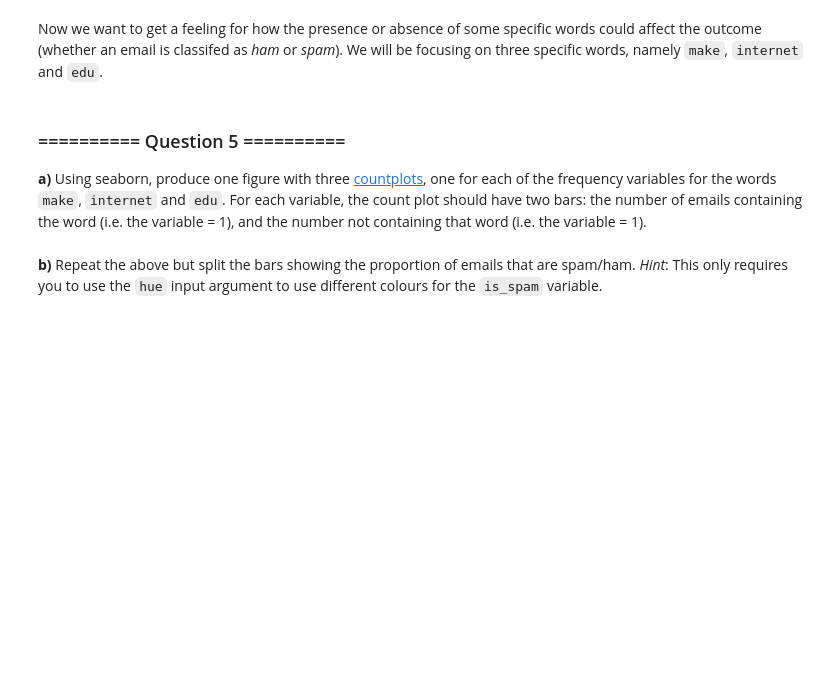
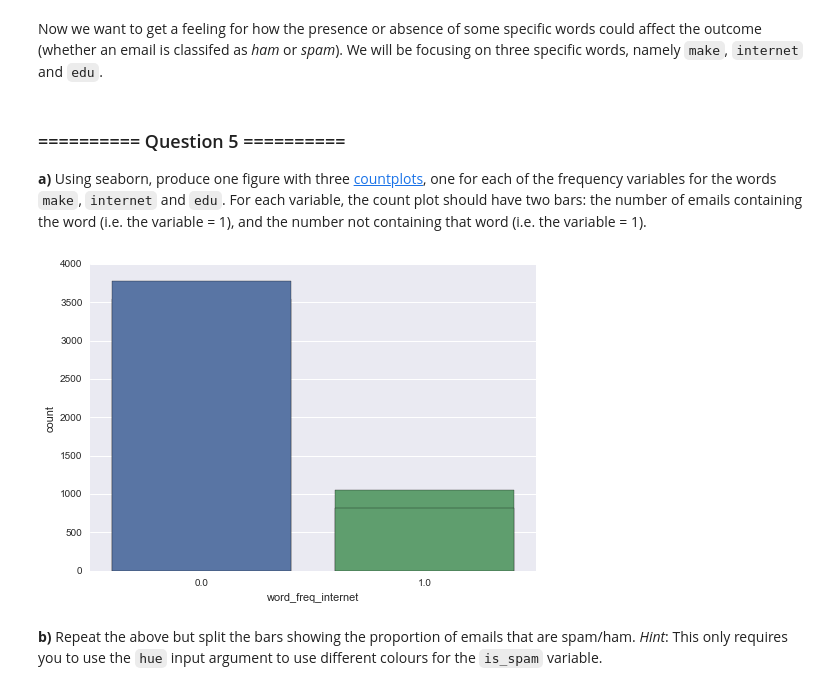
Before and after one commit to richardharmadi/iaml, a Jupyter notebook: 02_Lab_2_Data_analysis_visualisation.ipynb, the cells around one changed output. Cells and saved outputs as stored; diff of their text form; code cells hidden in the pictures; blank space fills up the shorter version.

````diff
--- a/02_Lab_2_Data_analysis_visualisation.ipynb
+++ b/02_Lab_2_Data_analysis_visualisation.ipynb
@@ -106,10 +150,12 @@ outputs:
 ```
 # %%
 # Your code goes here
+spambase_binary = spambase.copy()
 # %% [markdown]
 **b)** Convert all attributes in `spambase_binary` to Boolean values: 1 if the word or character is present in the email, or 0 otherwise.
 # %%
 # Your code goes here
+spambase_binary[spambase_binary>0.00]=1
 # %% [markdown]
 **c)** Display the 5 last observations of the transformed dataset.
 # %%
@@ -127,3 +180,10 @@ Now we want to get a feeling for how the presence or absence of some specific wo
+# %%
+# Your code goes here
+ax_make = sns.countplot(x="word_freq_make",data=spambase_binary)
+ax_internet = sns.countplot(x="word_freq_internet",data=spambase_binary)
+# haven't got it right
+# %% [output]
+[figure, added]
 # %% [markdown]
 **b)** Repeat the above but split the bars showing the proportion of emails that are spam/ham. *Hint*: This only requires you to use the `hue` input argument to use different colours for the `is_spam` variable.
 # %%
````
Also changed, not shown: parts of 42 cells of this notebook.
